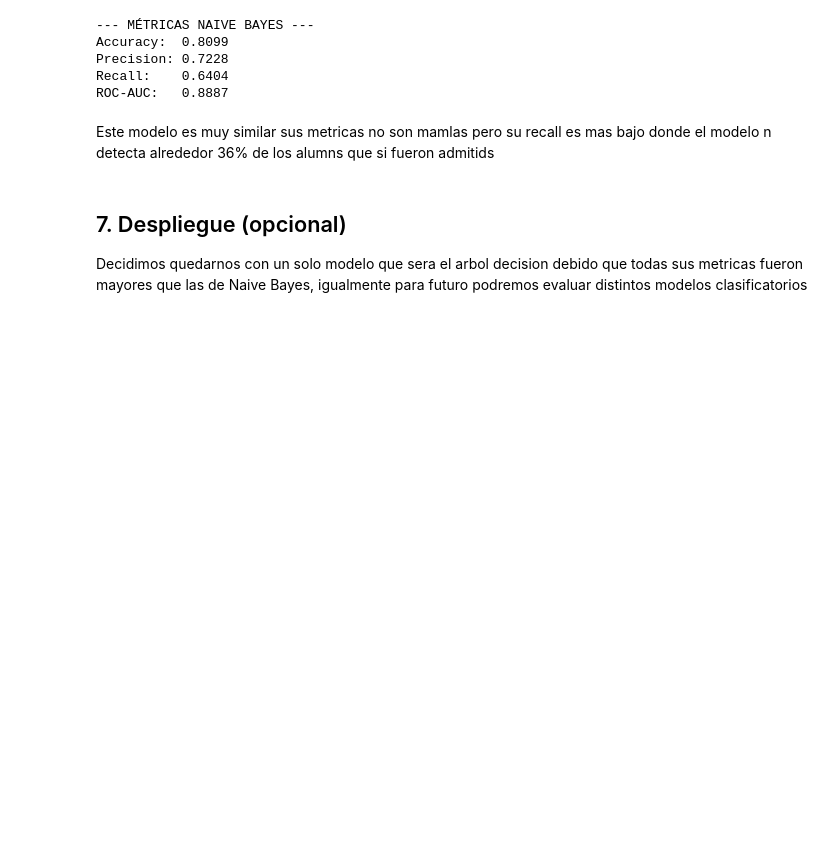
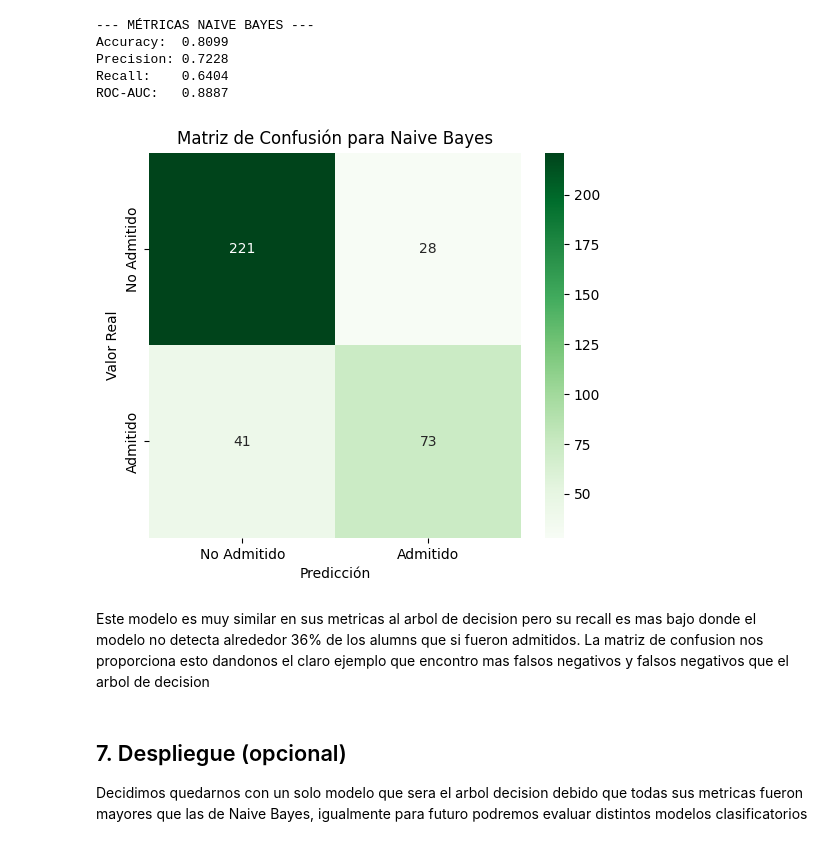
Before and after one commit to Ruhtenio/Mineria_Datos002D, a Jupyter notebook: proyecto_base_mineria.ipynb, the cells around one changed output. Drawn from its saved outputs; the diff is of its cells as text; code cells hidden in the pictures; blank space fills up the shorter version.

```diff
--- a/proyecto_base_mineria.ipynb
+++ b/proyecto_base_mineria.ipynb
@@ -527,8 +472,23 @@ Accuracy:  0.8099
 Precision: 0.7228
 Recall:    0.6404
 ROC-AUC:   0.8887
+# %%
+# Calculamos la matriz de confusión para Naive Bayes
+cm_nb = metrics.confusion_matrix(y_test, y_pred_nb)
+
+# Visualizamos la matriz de confusión
+plt.figure(figsize=(6, 5))
+sns.heatmap(cm_nb, annot=True, fmt='d', cmap='Greens',
+            xticklabels=['No Admitido', 'Admitido'],
+            yticklabels=['No Admitido', 'Admitido'])
+plt.title('Matriz de Confusión para Naive Bayes')
+plt.xlabel('Predicción')
+plt.ylabel('Valor Real')
+plt.show()
+# %% [output]
+[figure, added]
 # %% [markdown]
-Este modelo es muy similar sus metricas no son mamlas pero su recall es mas bajo donde el modelo n detecta alrededor 36% de los alumns que si fueron admitids
+Este modelo es muy similar en sus metricas al arbol de decision  pero su recall es mas bajo donde el modelo no detecta alrededor 36% de los alumns que si fueron admitidos. La matriz de confusion nos proporciona esto dandonos el claro ejemplo que encontro mas falsos negativos y falsos negativos que el arbol de decision
 # %% [markdown]
 ## 7. Despliegue (opcional)
 Decidimos quedarnos con un solo modelo que sera el arbol decision debido que todas sus metricas fueron mayores que las de Naive Bayes, igualmente para futuro podremos evaluar distintos modelos clasificatorios
```
Also changed, not shown: parts of 44 cells of this notebook.
